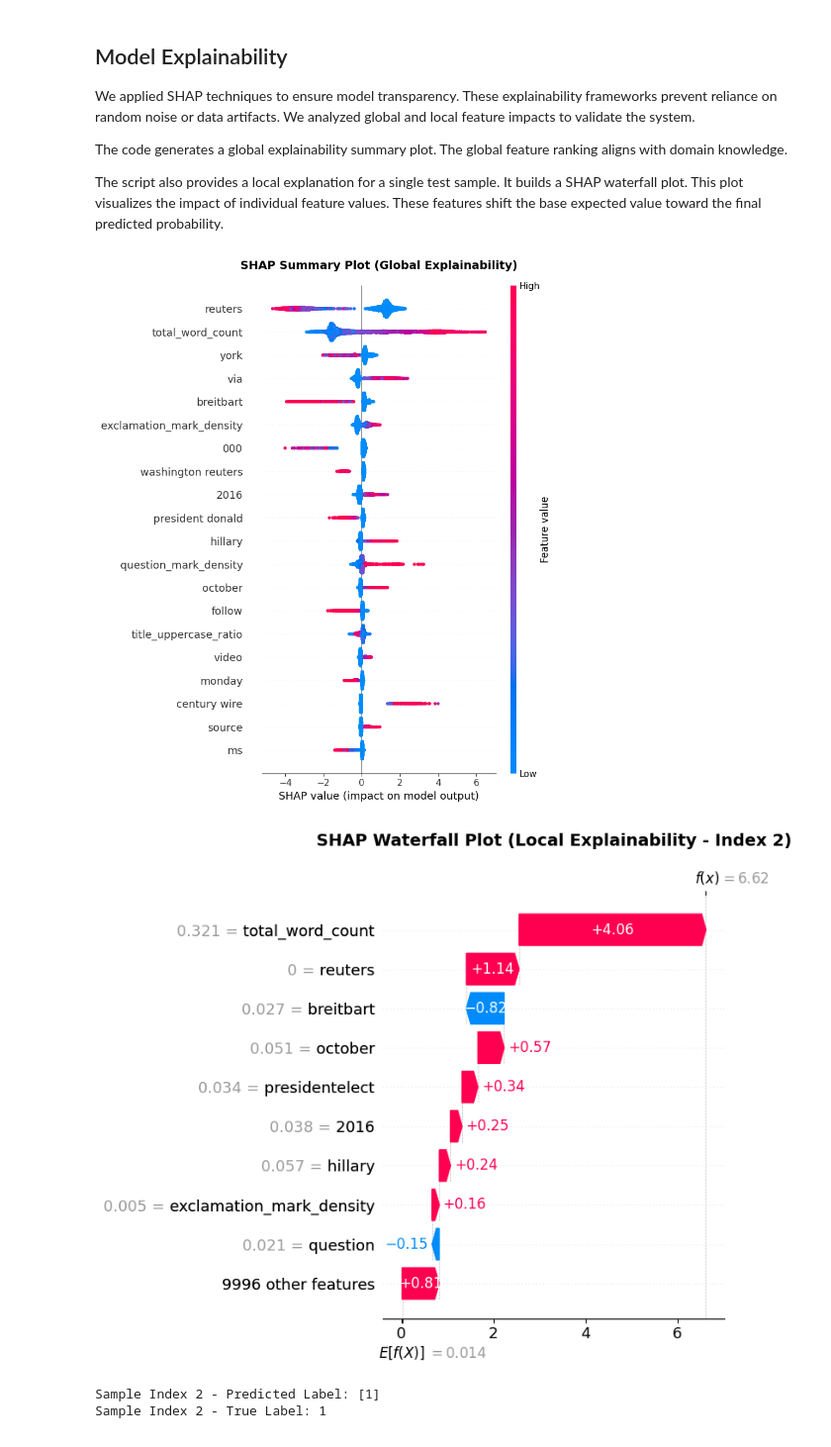
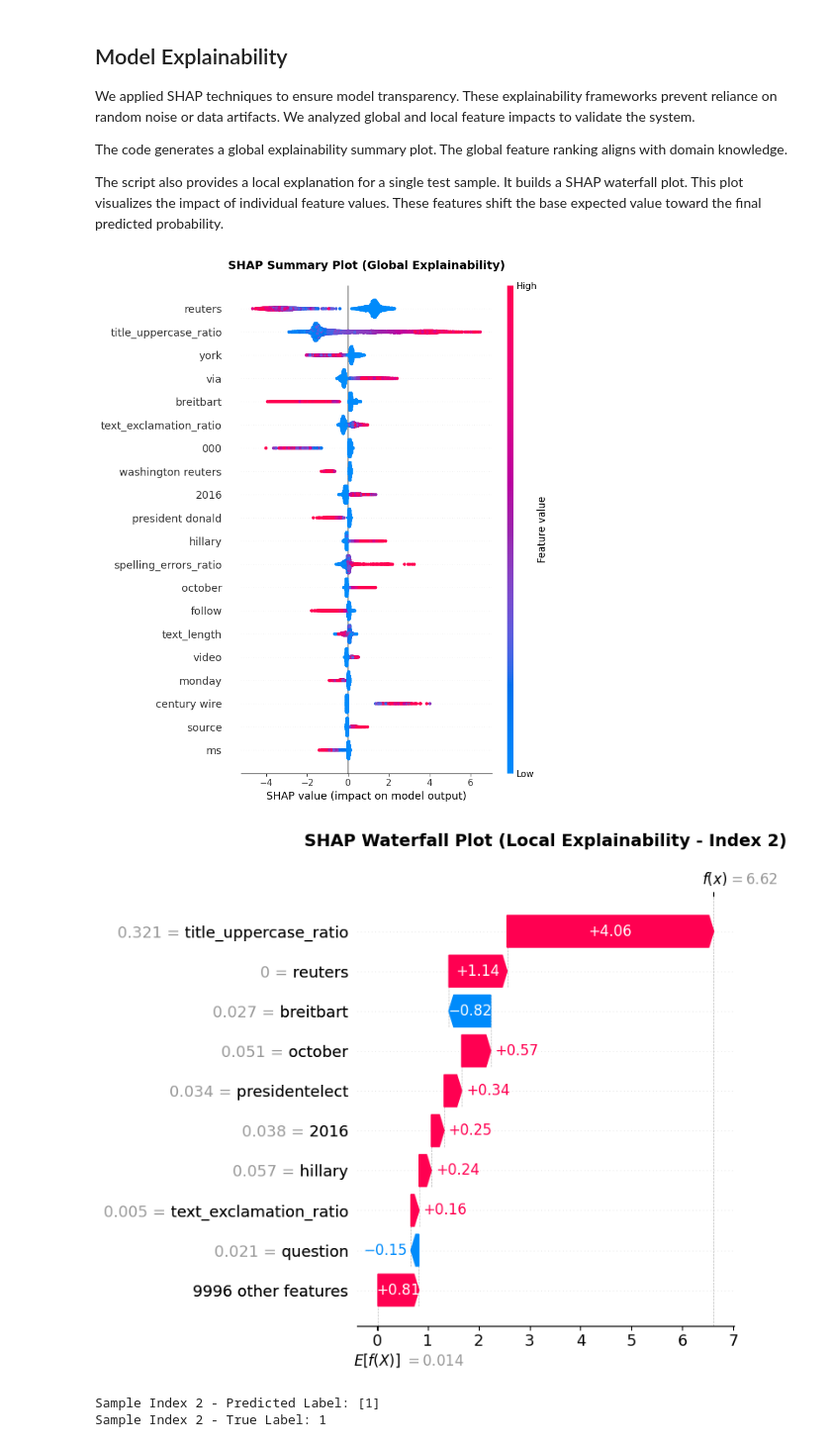
Before and after one commit to jackomazi/data-mining-and-machine-learning-project, a Jupyter notebook: fake_news_analysis_final.ipynb, the cells around one changed output. Shown at 99% size. Saved outputs shown, nothing was run; the diff lists cells and outputs as text; code cells hidden in the pictures.

```diff
--- a/fake_news_analysis_final.ipynb
+++ b/fake_news_analysis_final.ipynb
@@ -1048,38 +1048,38 @@ The script also provides a local explanation for a single test sample. It builds
 # %%
 feature_names = list(tfidf.get_feature_names_out())
 
 stylometric_names = [
-    "title_uppercase_ratio",
-    "total_word_count",
-    "spelling_error_rate",
-    "exclamation_mark_density",
-    "question_mark_density"
+    'text_length',
+    'title_uppercase_ratio',
+    'title_exclamation_ratio',
+    'text_exclamation_ratio',
+    'spelling_errors_ratio'
 ]
 
 all_feature_names = feature_names + stylometric_names
 
 X_test_df = pd.DataFrame(X_test_final.toarray(), columns=all_feature_names)
 
 explainer = shap.TreeExplainer(final_model)
 shap_values = explainer(X_test_df)
 
 plt.figure(figsize=(10, 8))
 shap.summary_plot(shap_values, X_test_df, show=False)
 plt.title("SHAP Summary Plot (Global Explainability)", fontsize=14, fontweight="bold", pad=20)
 plt.tight_layout()
 plt.savefig("LightGBMGlobal.png", dpi=300, bbox_inches="tight")
 plt.show()
 
 chosen_index = 2
 plt.figure(figsize=(10, 6))
 shap.plots.waterfall(shap_values[chosen_index], show=False)
 plt.title(f"SHAP Waterfall Plot (Local Explainability - Index {chosen_index})", fontsize=14, fontweight="bold", pad=20)
 plt.tight_layout()
 plt.savefig(f"LightGBMLocal.png", dpi=300, bbox_inches="tight")
 plt.show()
 # %% [output]
-[figure, old version]
+[figure, new version]
-[figure, old version]
+[figure, new version]
 # %%
 # load X and y
 X_train_final = sparse.load_npz("saved_matrices/X_train_final.npz")
```
Also changed, not shown: parts of 1 cell of this notebook, 4 other files.
